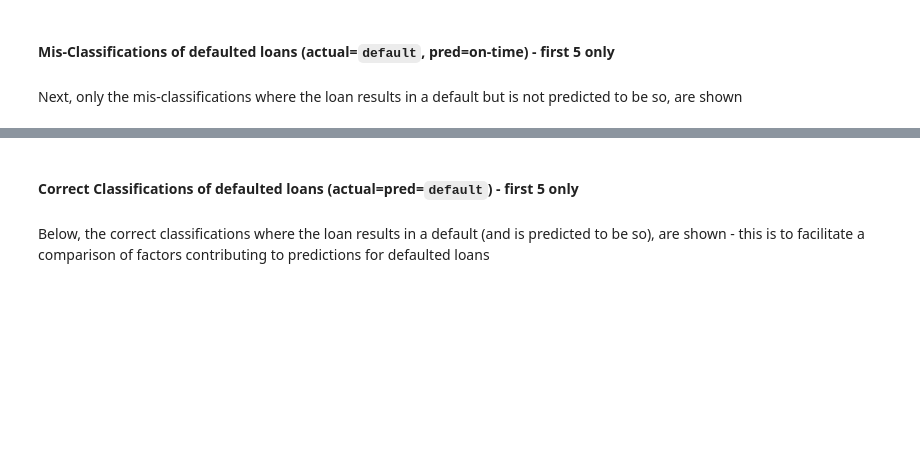
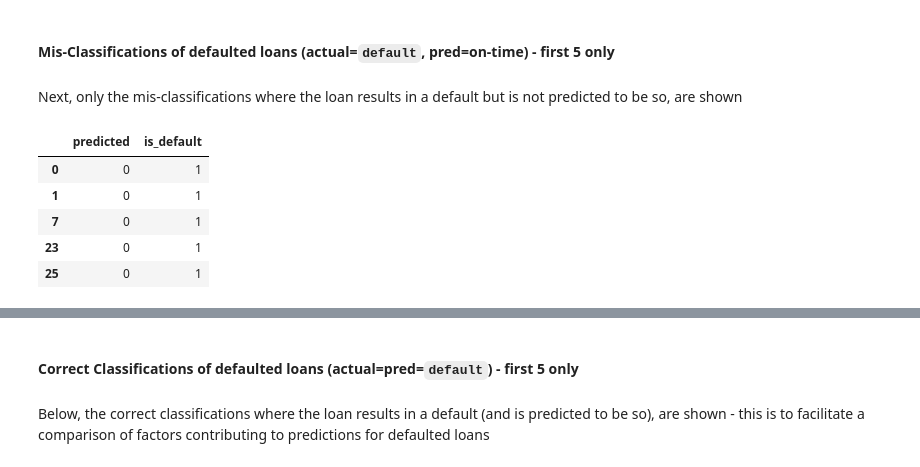
Before and after one commit to edesz/predict-loan-defaults, a Jupyter notebook: 5_experiments_in_classification_v2.ipynb, the cells around one changed output, grey strips where cells are left out. Cells and saved outputs as stored; diff of their text form; code cells hidden in the pictures; blank space fills up the shorter version.

```diff
--- a/5_experiments_in_classification_v2.ipynb
+++ b/5_experiments_in_classification_v2.ipynb
@@ -1865,6 +1976,13 @@ In an attempt to focus on possible individual groupings in observations, based o
 Next, only the mis-classifications where the loan results in a default but is not predicted to be so, are shown
 # %%
 df_tps = pd.concat([y_pred_test_series, y_test], axis=1).reset_index(drop=True)
-df_tps_default_wrong = df_tps[(df_tps["is_default"] == 1) & (df_tps[0] == 0)]
+df_tps_default_wrong = df_tps[(df_tps["is_default"] == 1) & (df_tps["predicted"] == 0)]
 display(df_tps_default_wrong.head())
+# %% [output]
+|  | predicted | is_default |
+| 0 | 0 | 1 |
+| 1 | 0 | 1 |
+| 7 | 0 | 1 |
+| 23 | 0 | 1 |
+| 25 | 0 | 1 |
 # %%
```
Also changed, not shown: parts of 52 cells of this notebook, 3 other files.
